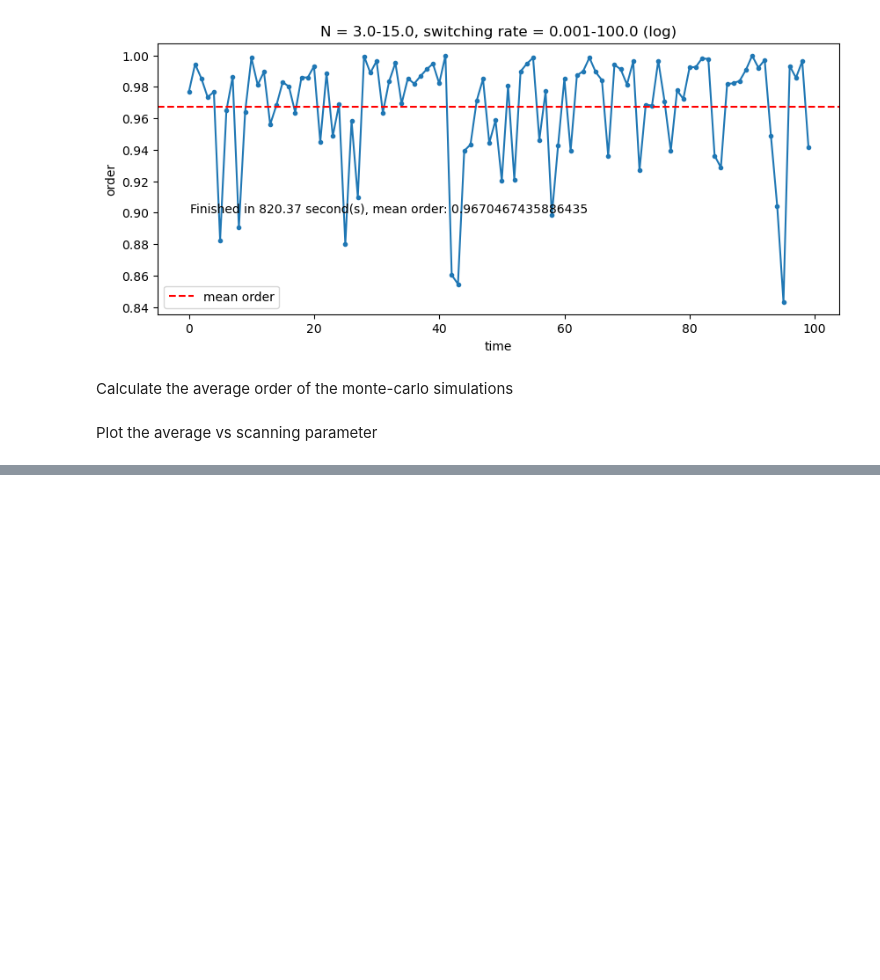
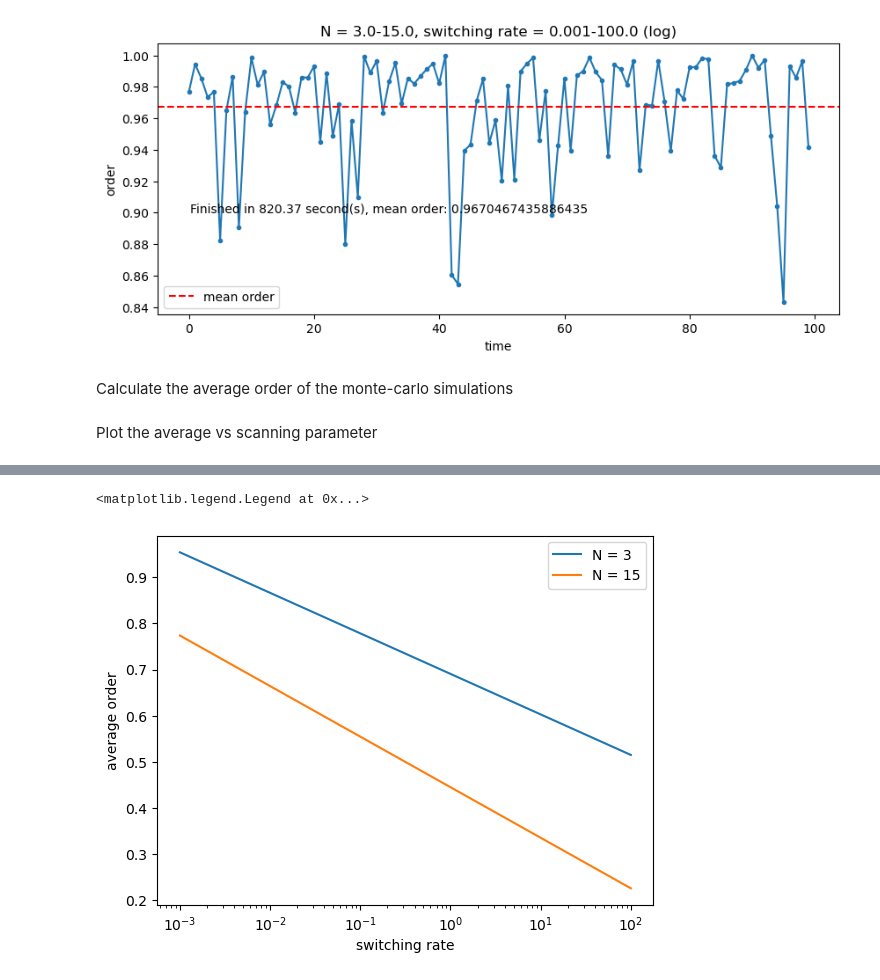
Before and after one commit to mohsen-raoufi/switching_coordination, a Jupyter notebook: param_scan.ipynb, the cells around one changed output, grey strips where cells are left out. Drawn from its saved outputs; the diff is of its cells as text; code cells hidden in the pictures; blank space fills up the shorter version.

```diff
--- a/param_scan.ipynb
+++ b/param_scan.ipynb
@@ -323,0 +371,36 @@ plt.legend()
+# %%
+param_scan_dict = {"switchingRate": {"range": np.logspace(-3.0, 2.0, 2), "log": True},
+                   "N": {"range": np.linspace(3,15,2), "log": False}}
+out_data_df = pd.read_pickle('paramscan_pickledata.pkl')
+#param_scan_dict.to_pickle('paramscan_pickledict.pkl')
+
+import pickle
+
+# Store data (serialize)
+with open('paramscan_pickledict.pkl', 'wb') as handle:
+    pickle.dump(param_scan_dict, handle, protocol=pickle.HIGHEST_PROTOCOL)
+# %%
+# Load data (deserialize)
+with open('scan_32nMC_switchRate_params.pkl', 'rb') as handle:
+    param_scan_dict = pickle.load(handle)
+
+with open('scan_32nMC_switchRate_data.pkl', 'rb') as handle:
+    out_data_df = pickle.load(handle)
+
+# calculate the mean of the average order over monte-carlo reps.
+avg_order_over_reps =  np.empty(shape=(len(param_scan_dict['N']['range']), len(param_scan_dict['switchingRate']['range'])))
+for i_N, N in enumerate(param_scan_dict['N']['range']):
+    for i_switching_rate, switching_rate in enumerate(param_scan_dict['switchingRate']['range']):
+        out_data_tmp = out_data_df.loc[out_data_df['switchingRate'] == param_scan_dict['switchingRate']['range'][i_switching_rate]]
+        out_data_tmp = out_data_tmp.loc[out_data_tmp['N'] == param_scan_dict['N']['range'][i_N]]
+        avg_order_tmp = np.mean(out_data_tmp['meanOrder'][:])
+        avg_order_over_reps[i_N, i_switching_rate] = avg_order_tmp
+
+for i_N, N in enumerate(param_scan_dict['N']['range']):
+    plt.semilogx(param_scan_dict['switchingRate']['range'], avg_order_over_reps[i_N][:], label=f'N = {int(N)}')
+plt.xlabel("switching rate")
+plt.ylabel("average order")
+plt.legend()
+# %% [output]
+<matplotlib.legend.Legend at 0x...>
+[figure, added]
```
Also changed, not shown: parts of 4 cells of this notebook, 1 other file.
